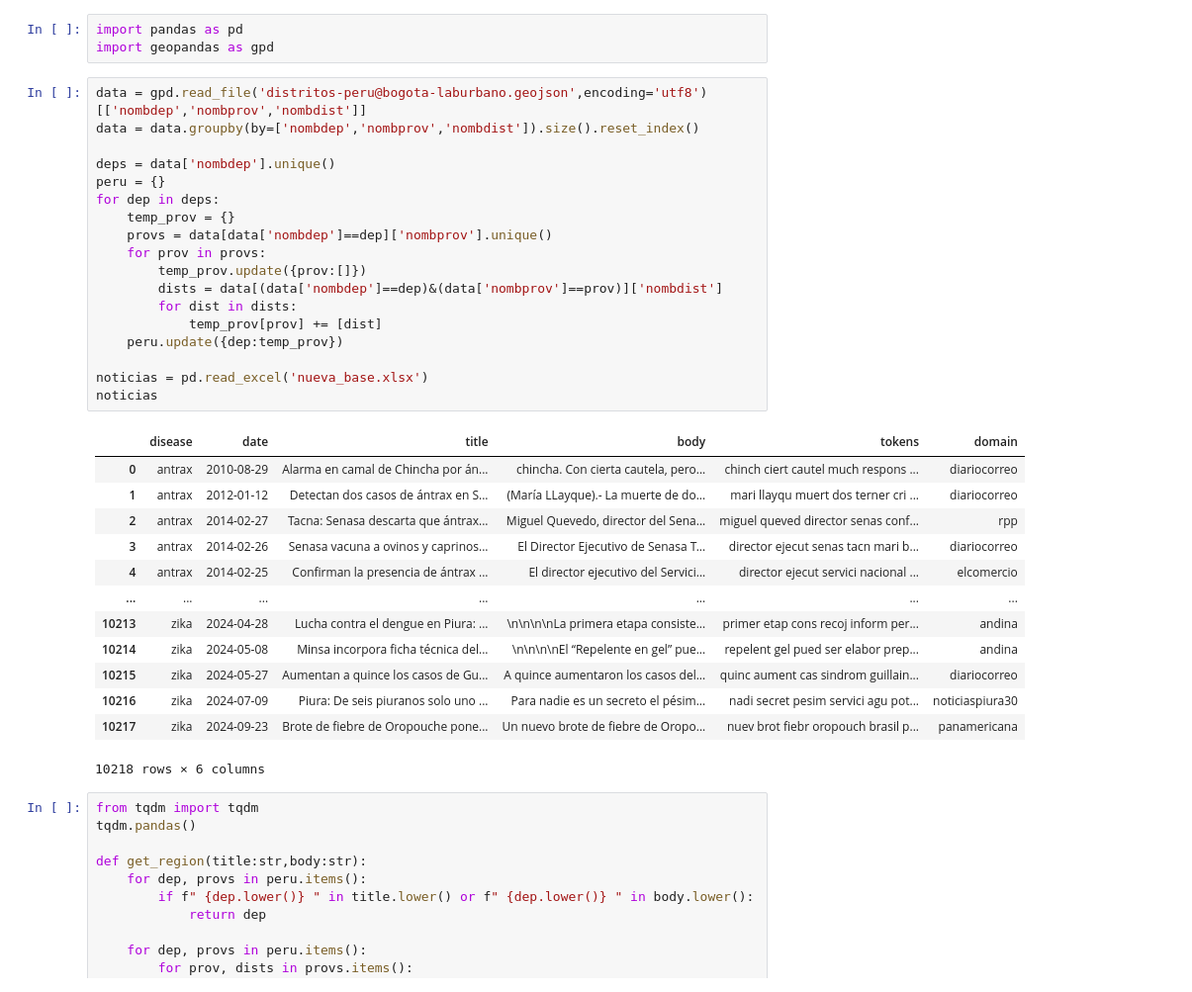
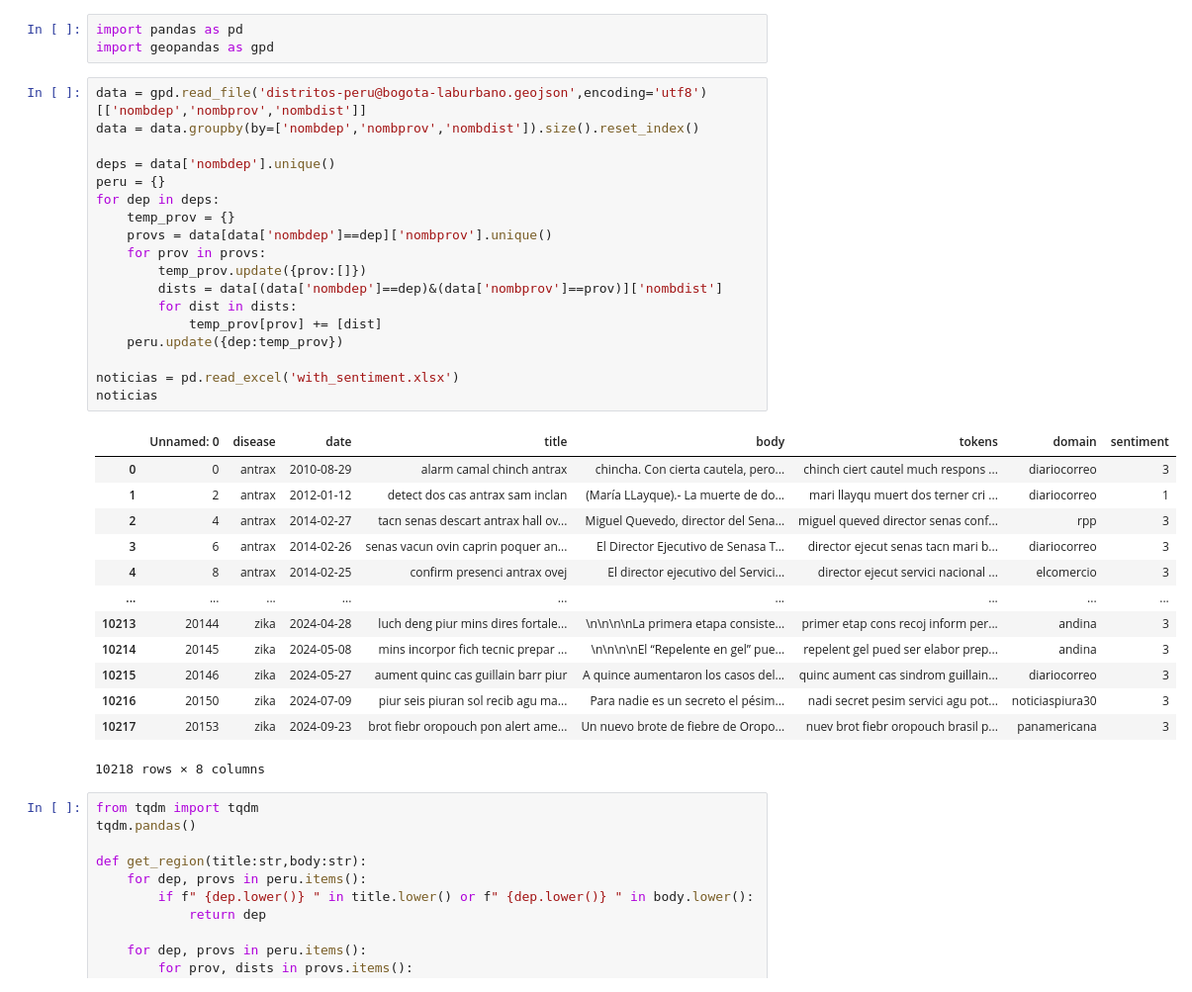
Before and after one commit to Sofoclesias/epinews-agendas, a Jupyter notebook: notebooks/3. Gráficos.ipynb, the cells around one changed output. Shown at 99% size. Saved outputs shown, nothing was run; the diff lists cells and outputs as text.

```diff
--- a/notebooks/3. Gráficos.ipynb
+++ b/notebooks/3. Gráficos.ipynb
@@ -4,35 +4,35 @@ import geopandas as gpd
 # %%
 data = gpd.read_file('distritos-peru@bogota-laburbano.geojson',encoding='utf8')[['nombdep','nombprov','nombdist']]
 data = data.groupby(by=['nombdep','nombprov','nombdist']).size().reset_index()
 
 deps = data['nombdep'].unique()
 peru = {}
 for dep in deps:
     temp_prov = {}
     provs = data[data['nombdep']==dep]['nombprov'].unique()
     for prov in provs:
         temp_prov.update({prov:[]})
         dists = data[(data['nombdep']==dep)&(data['nombprov']==prov)]['nombdist']
         for dist in dists:
             temp_prov[prov] += [dist]
     peru.update({dep:temp_prov})
 
-noticias = pd.read_excel('nueva_base.xlsx')
+noticias = pd.read_excel('with_sentiment.xlsx')
 noticias
 # %% [output]
-|  | disease | date | title | body | tokens | domain |
-| 0 | antrax | 2010-08-29 | Alarma en camal de Chincha por án... | chincha. Con cierta cautela, pero... | chinch ciert cautel much respons ... | diariocorreo |
-| 1 | antrax | 2012-01-12 | Detectan dos casos de ántrax en S... | (María LLayque).- La muerte de do... | mari llayqu muert dos terner cri ... | diariocorreo |
-| 2 | antrax | 2014-02-27 | Tacna: Senasa descarta que ántrax... | Miguel Quevedo, director del Sena... | miguel queved director senas conf... | rpp |
-| 3 | antrax | 2014-02-26 | Senasa vacuna a ovinos y caprinos... | El Director Ejecutivo de Senasa T... | director ejecut senas tacn mari b... | diariocorreo |
-| 4 | antrax | 2014-02-25 | Confirman la presencia de ántrax ... | El director ejecutivo del Servici... | director ejecut servici nacional ... | elcomercio |
-| ... | ... | ... | ... | ... | ... | ... |
-| 10213 | zika | 2024-04-28 | Lucha contra el dengue en Piura: ... | \n\n\n\nLa primera etapa consiste... | primer etap cons recoj inform per... | andina |
-| 10214 | zika | 2024-05-08 | Minsa incorpora ficha técnica del... | \n\n\n\nEl “Repelente en gel” pue... | repelent gel pued ser elabor prep... | andina |
-| 10215 | zika | 2024-05-27 | Aumentan a quince los casos de Gu... | A quince aumentaron los casos del... | quinc aument cas sindrom guillain... | diariocorreo |
-| 10216 | zika | 2024-07-09 | Piura: De seis piuranos solo uno ... | Para nadie es un secreto el pésim... | nadi secret pesim servici agu pot... | noticiaspiura30 |
-| 10217 | zika | 2024-09-23 | Brote de fiebre de Oropouche pone... | Un nuevo brote de fiebre de Oropo... | nuev brot fiebr oropouch brasil p... | panamericana |
+|  | Unnamed: 0 | disease | date | title | body | tokens | domain | sentiment |
+| 0 | 0 | antrax | 2010-08-29 | alarm camal chinch antrax | chincha. Con cierta cautela, pero... | chinch ciert cautel much respons ... | diariocorreo | 3 |
+| 1 | 2 | antrax | 2012-01-12 | detect dos cas antrax sam inclan | (María LLayque).- La muerte de do... | mari llayqu muert dos terner cri ... | diariocorreo | 1 |
+| 2 | 4 | antrax | 2014-02-27 | tacn senas descart antrax hall ov... | Miguel Quevedo, director del Sena... | miguel queved director senas conf... | rpp | 3 |
+| 3 | 6 | antrax | 2014-02-26 | senas vacun ovin caprin poquer an... | El Director Ejecutivo de Senasa T... | director ejecut senas tacn mari b... | diariocorreo | 3 |
+| 4 | 8 | antrax | 2014-02-25 | confirm presenci antrax ovej | El director ejecutivo del Servici... | director ejecut servici nacional ... | elcomercio | 3 |
+| ... | ... | ... | ... | ... | ... | ... | ... | ... |
+| 10213 | 20144 | zika | 2024-04-28 | luch deng piur mins dires fortale... | \n\n\n\nLa primera etapa consiste... | primer etap cons recoj inform per... | andina | 3 |
+| 10214 | 20145 | zika | 2024-05-08 | mins incorpor fich tecnic prepar ... | \n\n\n\nEl “Repelente en gel” pue... | repelent gel pued ser elabor prep... | andina | 3 |
+| 10215 | 20146 | zika | 2024-05-27 | aument quinc cas guillain barr piur | A quince aumentaron los casos del... | quinc aument cas sindrom guillain... | diariocorreo | 3 |
+| 10216 | 20150 | zika | 2024-07-09 | piur seis piuran sol recib agu ma... | Para nadie es un secreto el pésim... | nadi secret pesim servici agu pot... | noticiaspiura30 | 3 |
+| 10217 | 20153 | zika | 2024-09-23 | brot fiebr oropouch pon alert ame... | Un nuevo brote de fiebre de Oropo... | nuev brot fiebr oropouch brasil p... | panamericana | 3 |
-10218 rows × 6 columns
+10218 rows × 8 columns
 # %%
 from tqdm import tqdm
 tqdm.pandas()
```
Also changed, not shown: parts of 11 cells of this notebook, 8 other files.
